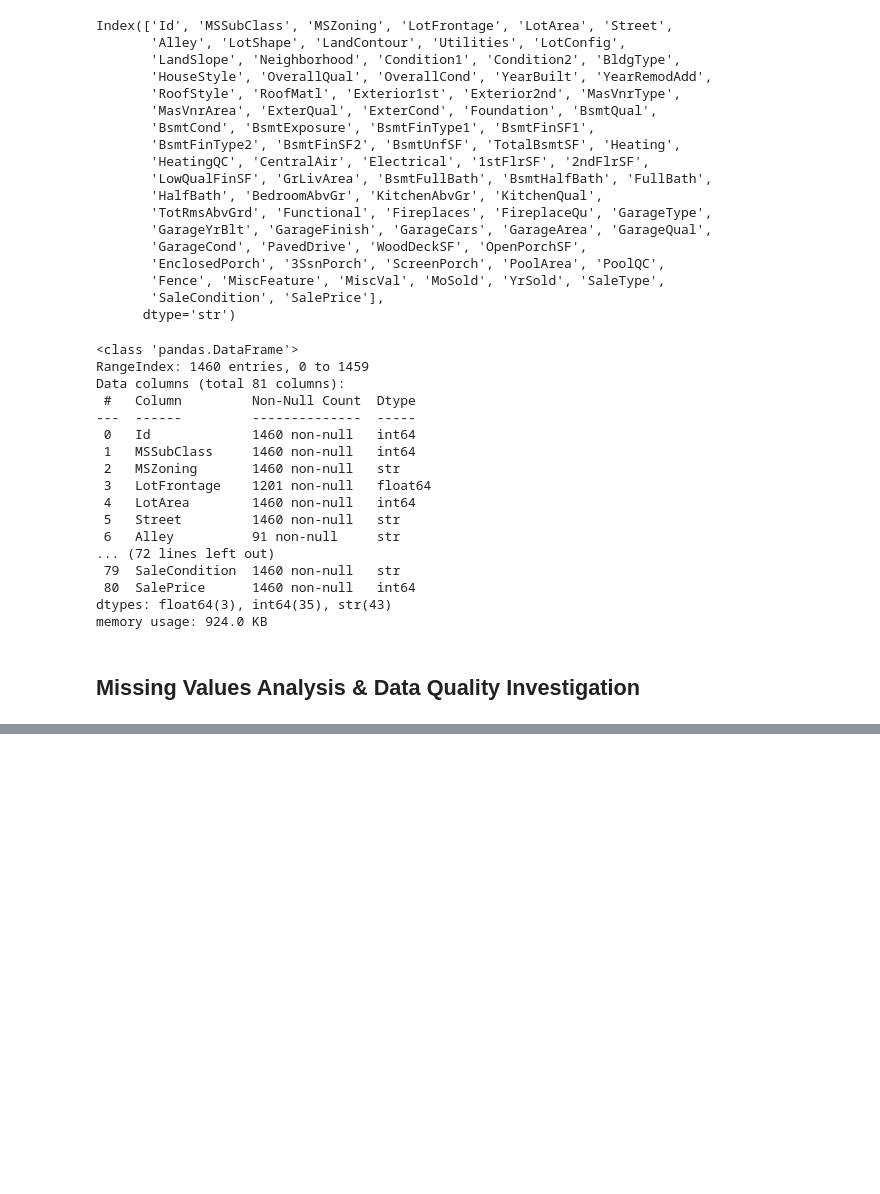
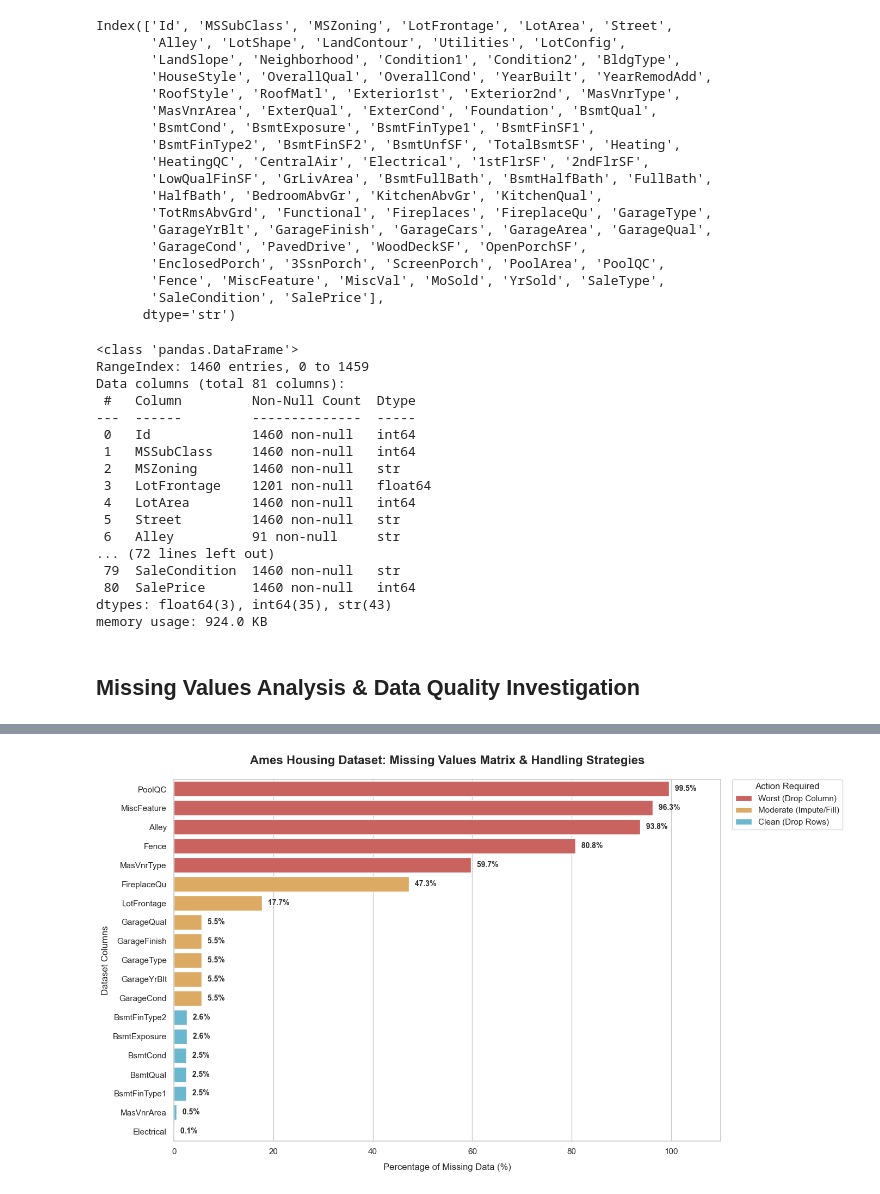
Before and after one commit to Dreamix-Hub/EDA_projects, a Jupyter notebook: house_price_prediction_eda.ipynb, the cells around one changed output, grey strips where cells are left out. Drawn from its saved outputs; the diff is of its cells as text; code cells hidden in the pictures; blank space fills up the shorter version.

Commit message:
analyze the missing values inside of the dataset

```diff
--- a/house_price_prediction_eda.ipynb
+++ b/house_price_prediction_eda.ipynb
@@ -53,0 +74,100 @@ memory usage: 924.0 KB
+# %%
+import matplotlib.pyplot as plt
+import seaborn as sns
+
+# --- 1. Calculate Missing Percentages ---
+missing_pct = (df.isnull().mean() * 100).sort_values(ascending=False)
+
+# Convert to a DataFrame for easier plotting/manipulation
+missing_df = missing_pct.reset_index()
+missing_df.columns = ["Column", "MissingPercentage"]
+
+
+# --- 2. Define Handling Categories & Colors ---
+def assign_handling_category(pct):
+    if pct > 50.0:
+        return "Worst (Drop Column)"
+    elif pct >= 5.0:
+        return "Moderate (Impute/Fill)"
+    elif pct > 0.0:
+        return "Clean (Drop Rows)"
+    else:
+        return "Perfect (No Missing Data)"
+
+
+# Apply the categorization logic
+missing_df["HandlingGroup"] = missing_df["MissingPercentage"].apply(
+    assign_handling_category
+)
+
+# Map distinct colors to each group for visual clarity
+color_map = {
+    "Worst (Drop Column)": "#d9534f",  # Muted Red
+    "Moderate (Impute/Fill)": "#f0ad4e",  # Muted Yellow/Orange
+    "Clean (Drop Rows)": "#5bc0de",  # Light Blue
+    "Perfect (No Missing Data)": "#5cb85c",  # Muted Green
+}
+
+# --- 3. Filter out perfectly clean columns to avoid a cluttered chart ---
+# We only want to plot columns that have AT LEAST some missing data
+plot_df = missing_df[missing_df["MissingPercentage"] > 0]
+
+if plot_df.empty:
+    print("🎉 Congratulations! Your dataset has absolutely zero missing values.")
+else:
+    # --- 4. Create the Visualization ---
+    sns.set_theme(style="whitegrid")
+    plt.figure(figsize=(14, 8))
+
+    # Plot horizontal bars so long Ames column names are easy to read
+    ax = sns.barplot(
+        data=plot_df,
+        x="MissingPercentage",
+        y="Column",
+        hue="HandlingGroup",
+        palette=color_map,
+        dodge=False,  # Keeps bars neatly aligned to their y-ticks
+    )
+
+    # Add numeric percentage labels to the end of each bar
+    for p in ax.patches:
+        width = p.get_width()
+        if width > 0:  # Only label bars that have a width
+            ax.annotate(
+                f" {width:.1f}%",
+                (width, p.get_y() + p.get_height() / 2.0),
+                ha="left",
+                va="center",
+                fontsize=10,
+                fontweight="bold",
+                xytext=(5, 0),
+                textcoords="offset points",
+            )
+
+    # --- 5. Polish Layout & Titles ---
+    plt.title(
+        "Ames Housing Dataset: Missing Values Matrix & Handling Strategies",
+        fontsize=16,
+        fontweight="bold",
+        pad=20,
+    )
+    plt.xlabel("Percentage of Missing Data (%)", fontsize=12, labelpad=10)
+    plt.ylabel("Dataset Columns", fontsize=12)
+
+    # Set X axis limit slightly higher than 100 to make room for text labels
+    plt.xlim(0, 110)
+
+    # Adjust the Legend location
+    plt.legend(
+        title="Action Required",
+        bbox_to_anchor=(1.02, 1),
+        loc="upper left",
+        borderaxespad=0,
+        fontsize=11,
+        title_fontsize=12,
+    )
+
+    plt.tight_layout()
+    plt.show()
+# %% [output]
+[figure, added]
```
Also changed, not shown: parts of 1 cell of this notebook.
